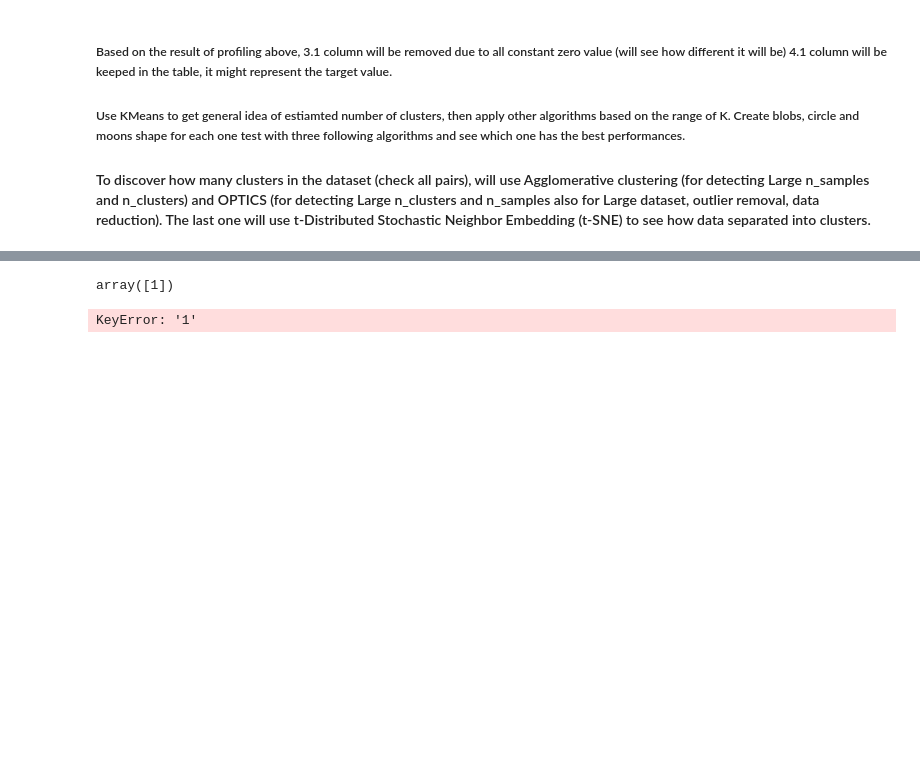
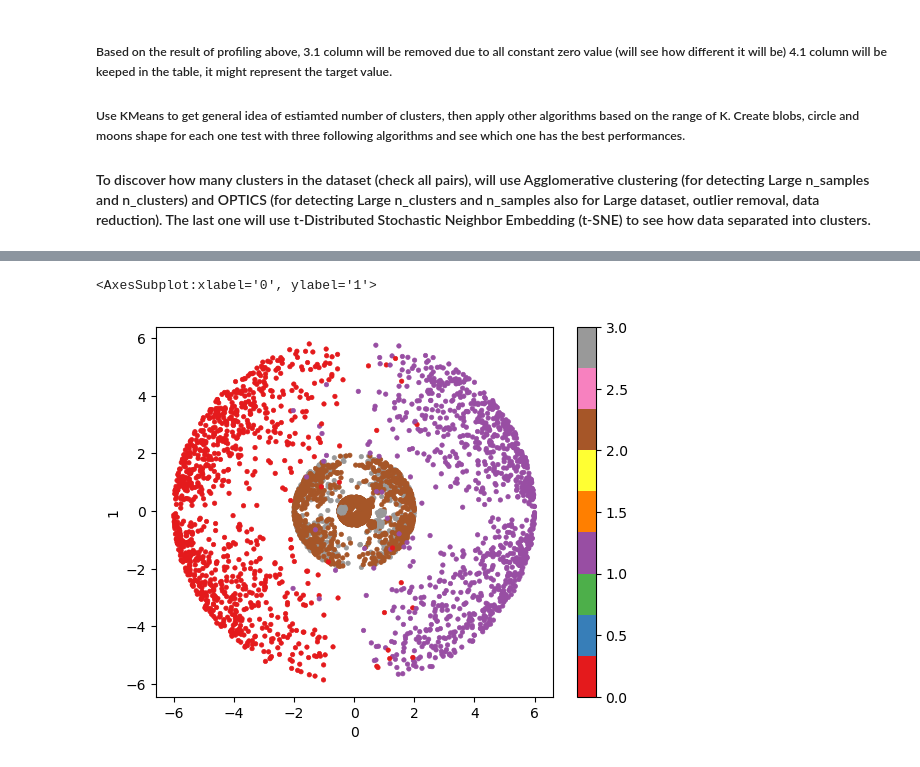
Before and after one commit to serenasun999/dash624, a Jupyter notebook: 624_A4_BoruSun.ipynb, the cells around one changed output, grey strips where cells are left out. Drawn from its saved outputs; the diff is of its cells as text; code cells hidden in the pictures; blank space fills up the shorter version.

```diff
--- a/624_A4_BoruSun.ipynb
+++ b/624_A4_BoruSun.ipynb
@@ -96,30 +121,52 @@ blobs.head()
 # %%
+from sklearn.decomposition import PCA
 from sklearn.cluster import AgglomerativeClustering
-test = blobs
-clusters = AgglomerativeClustering(
-    n_clusters = 2, # Number of clusters to find
-    # linkage="ward", #default
-    linkage="single",
-).fit(
-    test
-)
-clusters.labels_[::10]
+sscore = []
+
+for i in range(2,10):
+    clusters = AgglomerativeClustering(
+        n_clusters = i, # Number of clusters to find
+        # linkage="ward", #default
+        linkage="average",
+    ).fit(
+        a4_data_df
+    )
+
+    silhouette_avg = silhouette_score(a4_data_df, clusters.labels_)
+    sscore.append(silhouette_avg)
+
+px.line(y = sscore,x = range(2,10), markers=True)
-# %% [output]
-array([1])
-# %%
-(pd.concat([
-    test,
-    pd.DataFrame(
-        clusters.labels_,
-        columns=['cluster']
-    ).astype('category')
-], axis=1)
- .plot.scatter(
-     x='0',
-     y='1',
-     color='cluster',
-     symbol='labels',
- )
-)
-# %% [output]
-KeyError: '1'
+# %%
+import matplotlib.pyplot as plt
+# In this regard, single linkage is the worst strategy, and Ward gives the most regular sizes.
+# However, the affinity (or distance used in clustering) cannot be varied with Ward, thus for
+# non Euclidean metrics, average linkage is a good alternative. Single linkage, while not robust
+# to noisy data, can be computed very efficiently and can therefore be useful to provide hierarchical
+# clustering of larger datasets. Single linkage can also perform well on non-globular data.
+
+clusters_agg = AgglomerativeClustering(
+        n_clusters = 4, # Number of clusters to find
+        # linkage="ward", #default
+        linkage="average",
+    ).fit(
+        a4_data_df
+    )
+
+data_agg = pd.concat([
+    a4_data_df,
+    pd.DataFrame(
+        clusters_agg.labels_,
+        columns=['cluster']
+    ).astype('category')
+], axis=1)
+
+# create a color map based on unique values in 'cluster' column
+color_map = plt.cm.get_cmap('Set1')
+# convert 'cluster' column to a sequence of numbers
+colors = data_agg['cluster'].astype('category').cat.codes
+
+# plot scatter plot with colors based on 'cluster' column
+data_agg.plot.scatter(x='0', y='1', c=colors, cmap=color_map, marker='o',s=10, linewidths=0.5)
+# %% [output]
+<AxesSubplot:xlabel='0', ylabel='1'>
+[figure, added]
```
Also changed, not shown: parts of 8 cells of this notebook, 2 other files.
